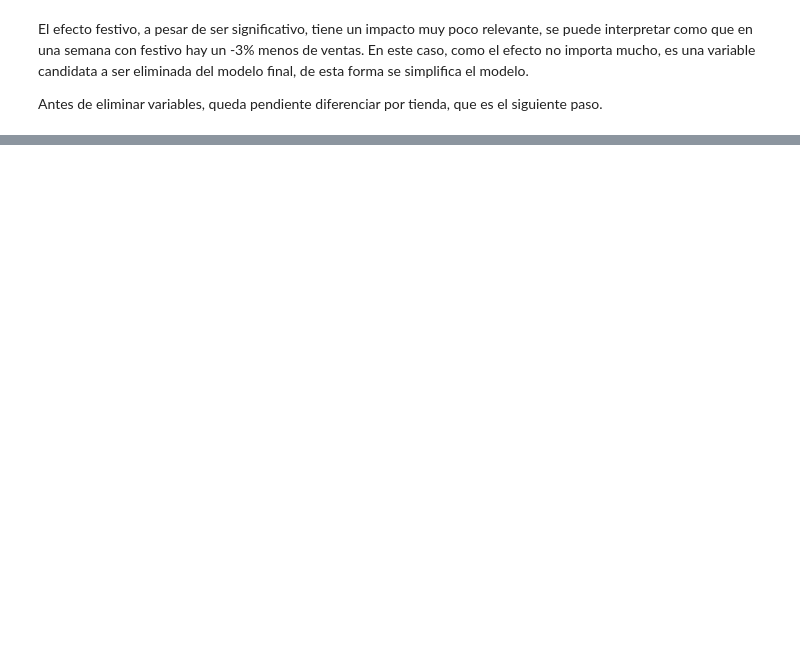
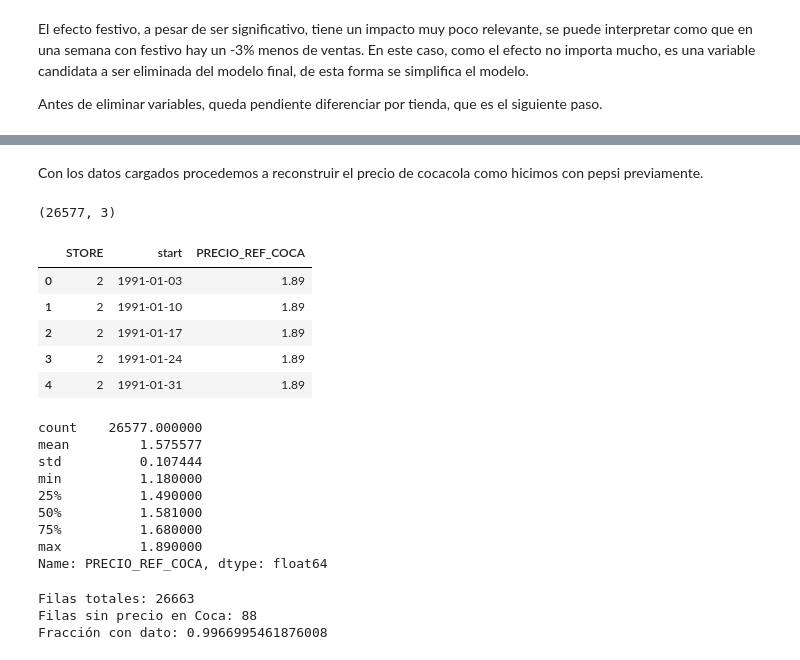
Before and after one commit to ivanfondo/Portafolio-Data-Science-Python, a Jupyter notebook: Pricing-Dominicks/notebooks/03_demanda_elasticidad.ipynb, the cells around one changed output, grey strips where cells are left out. Saved outputs shown, nothing was run; the diff lists cells and outputs as text; code cells hidden in the pictures; blank space fills up the shorter version.

```diff
--- a/Pricing-Dominicks/notebooks/03_demanda_elasticidad.ipynb
+++ b/Pricing-Dominicks/notebooks/03_demanda_elasticidad.ipynb
@@ -315,0 +325,8 @@ Efecto festivo: -0.0324
+# %%
+# carga dataset y filtrado para cocacola
+cat = pd.read_parquet('../data/interim/soft_drinks_enriched.parquet')
+
+coca = cat[cat['UPC'] == 4900000639].copy()
+print(coca.shape)
+print(f"Fecha min: {coca['start'].min()}; Fecha max: {coca['start'].max()}")
+coca['STORE'].nunique()
@@ -315,0 +337,49 @@ Efecto festivo: -0.0324
+# %% [markdown]
+Con los datos cargados procedemos a reconstruir el precio de cocacola como hicimos con pepsi previamente.
+# %%
+# FIltramos fecha para que tengan misma longitud
+coca = coca[coca['start'] > '1991-01-01']
+
+# Ordenamos por tienda y fecha
+coca_sorted = coca.sort_values(['STORE', 'start']).reset_index(drop=True)
+
+# Calculamos precio unitario
+coca_sorted['UNIT_PRICE'] = coca_sorted['PRICE'] / coca_sorted['QTY']
+
+# Calculamos precio de referencia con cuantil MOVIL
+coca_sorted['PRECIO_REF_COCA'] = (
+    coca_sorted.groupby('STORE', observed=True)['UNIT_PRICE']
+    .transform(lambda x: x.rolling(VENTANA, min_periods=5, center=True).quantile(CUANTIL))
+)
+
+coca_precio = coca_sorted[['STORE', 'start', 'PRECIO_REF_COCA']].copy()
+print(coca_precio.shape)
+display(coca_precio.head())
+display(coca_precio['PRECIO_REF_COCA'].describe())
+# %% [output]
+(26577, 3)
+|  | STORE | start | PRECIO_REF_COCA |
+| 0 | 2 | 1991-01-03 | 1.89 |
+| 1 | 2 | 1991-01-10 | 1.89 |
+| 2 | 2 | 1991-01-17 | 1.89 |
+| 3 | 2 | 1991-01-24 | 1.89 |
+| 4 | 2 | 1991-01-31 | 1.89 |
+count    26577.000000
+mean         1.575577
+std          0.107444
+min          1.180000
+25%          1.490000
+50%          1.581000
+75%          1.680000
+max          1.890000
+Name: PRECIO_REF_COCA, dtype: float64
+# %%
+pepsi_sorted = pepsi_sorted.merge(coca_precio, on=['STORE', 'start'], how='left')
+
+print(f'Filas totales: {len(pepsi_sorted)}')
+print(f"Filas sin precio en Coca: {pepsi_sorted['PRECIO_REF_COCA'].isna().sum()}")
+print(f"Fracción con dato: {pepsi_sorted['PRECIO_REF_COCA'].notna().mean()}")
+# %% [output]
+Filas totales: 26663
+Filas sin precio en Coca: 88
+Fracción con dato: 0.9966995461876008
```
Also changed, not shown: parts of 18 cells of this notebook.
